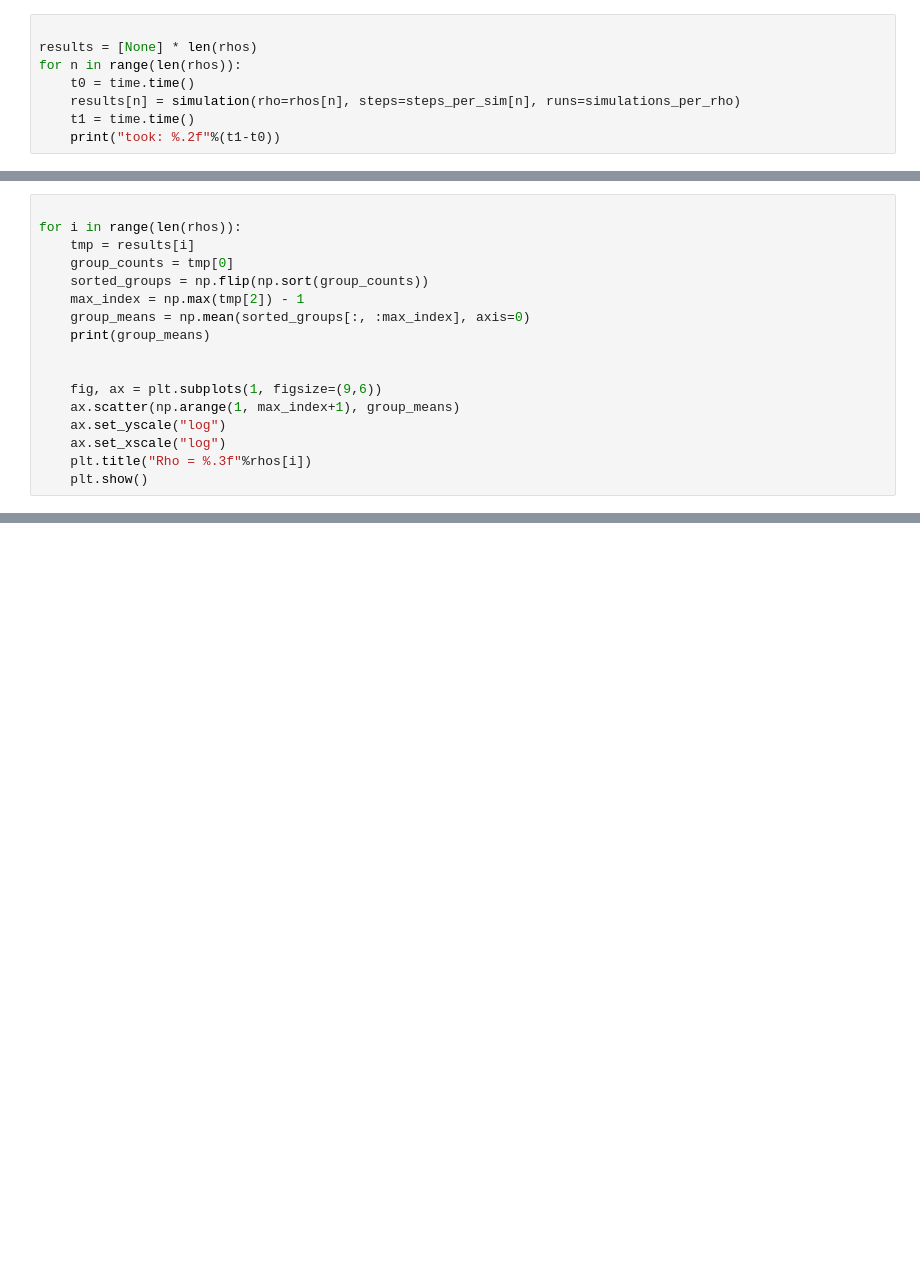
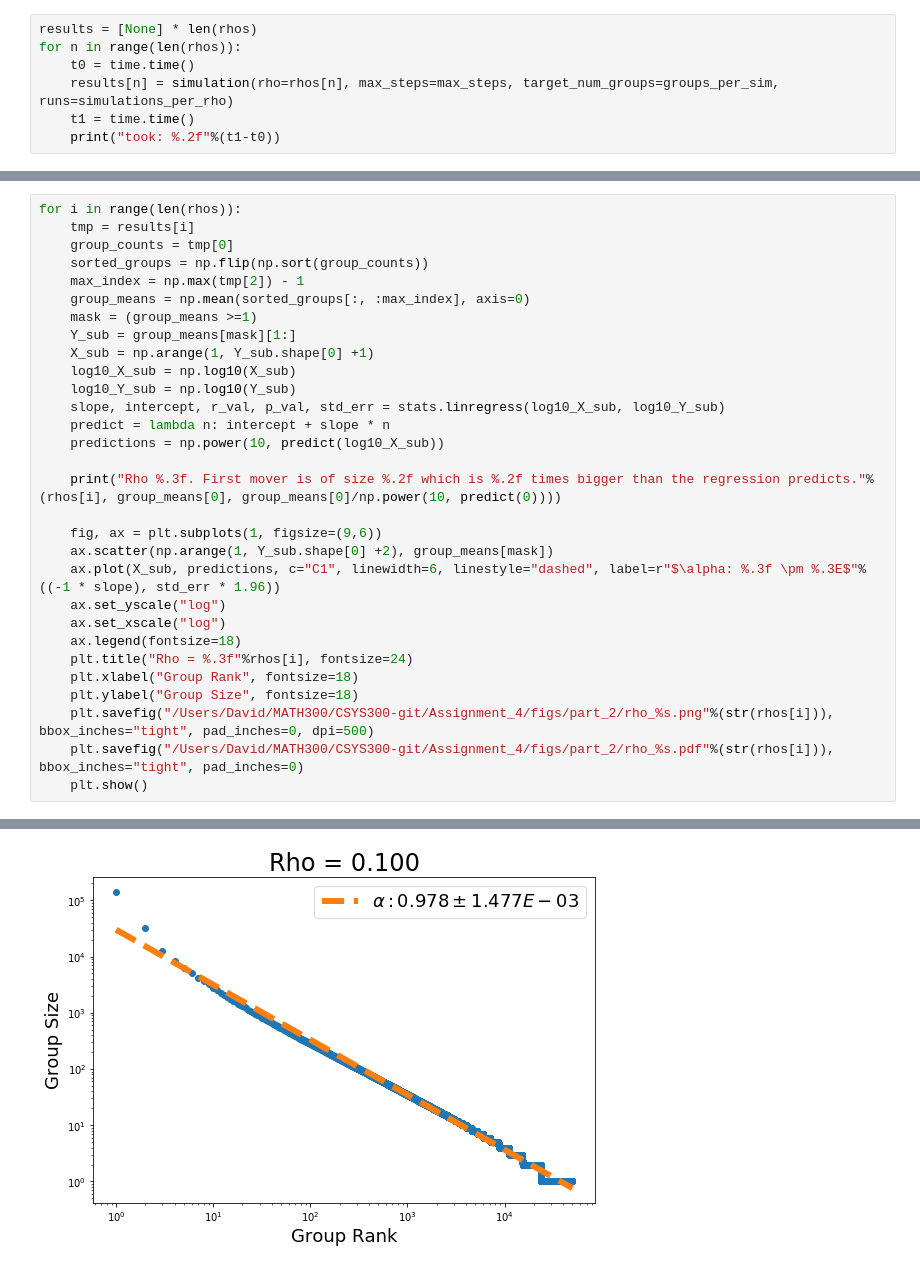
Before and after one commit to davidmatthews1uvm/CSYS300, a Jupyter notebook: Assignment_4/Part_2.ipynb, the cells around one changed output, grey strips where cells are left out. Saved outputs shown, nothing was run; the diff lists cells and outputs as text; blank space fills up the shorter version.

Commit message:
hw 4 part 2

```diff
--- a/Assignment_4/Part_2.ipynb
+++ b/Assignment_4/Part_2.ipynb
@@ -48,9 +48,8 @@ _ = simulation()
 # %%
-
 results = [None] * len(rhos)
 for n in range(len(rhos)):
     t0 = time.time()
-    results[n] = simulation(rho=rhos[n], steps=steps_per_sim[n], runs=simulations_per_rho)
+    results[n] = simulation(rho=rhos[n], max_steps=max_steps, target_num_groups=groups_per_sim, runs=simulations_per_rho)
     t1 = time.time()
     print("took: %.2f"%(t1-t0))
 # %% [output]
@@ -102,17 +72,0 @@ ax.set_xlim((0, np.max(results[1][2][:1])))
-# %%
-
-for i in range(len(rhos)):
-    tmp = results[i]
-    group_counts = tmp[0]
-    sorted_groups = np.flip(np.sort(group_counts))
-    max_index = np.max(tmp[2]) - 1
-    group_means = np.mean(sorted_groups[:, :max_index], axis=0)
-    print(group_means)
-
-
-    fig, ax = plt.subplots(1, figsize=(9,6))
-    ax.scatter(np.arange(1, max_index+1), group_means)
-    ax.set_yscale("log")
-    ax.set_xscale("log")
-    plt.title("Rho = %.3f"%rhos[i])
-    plt.show()
@@ -128,0 +73,31 @@ for i in range(len(rhos)):
+# %%
+for i in range(len(rhos)):
+    tmp = results[i]
+    group_counts = tmp[0]
+    sorted_groups = np.flip(np.sort(group_counts))
+    max_index = np.max(tmp[2]) - 1
+    group_means = np.mean(sorted_groups[:, :max_index], axis=0)
+    mask = (group_means >=1)
+    Y_sub = group_means[mask][1:]
+    X_sub = np.arange(1, Y_sub.shape[0] +1)
+    log10_X_sub = np.log10(X_sub)
+    log10_Y_sub = np.log10(Y_sub)
+    slope, intercept, r_val, p_val, std_err = stats.linregress(log10_X_sub, log10_Y_sub)
+    predict = lambda n: intercept + slope * n
+    predictions = np.power(10, predict(log10_X_sub))
+
+    print("Rho %.3f. First mover is of size %.2f which is %.2f times bigger than the regression predicts."%(rhos[i], group_means[0], group_means[0]/np.power(10, predict(0))))
+
+    fig, ax = plt.subplots(1, figsize=(9,6))
+    ax.scatter(np.arange(1, Y_sub.shape[0] +2), group_means[mask])
+    ax.plot(X_sub, predictions, c="C1", linewidth=6, linestyle="dashed", label=r"$\alpha: %.3f \pm %.3E$"%((-1 * slope), std_err * 1.96))
+    ax.set_yscale("log")
+    ax.set_xscale("log")
+    ax.legend(fontsize=18)
+    plt.title("Rho = %.3f"%rhos[i], fontsize=24)
+    plt.xlabel("Group Rank", fontsize=18)
+    plt.ylabel("Group Size", fontsize=18)
+    plt.savefig("/Users/David/MATH300/CSYS300-git/Assignment_4/figs/part_2/rho_%s.png"%(str(rhos[i])), bbox_inches="tight", pad_inches=0, dpi=500)
+    plt.savefig("/Users/David/MATH300/CSYS300-git/Assignment_4/figs/part_2/rho_%s.pdf"%(str(rhos[i])), bbox_inches="tight", pad_inches=0)
+    plt.show()
+# %% [output]
@@ -128,0 +105 @@ for i in range(len(rhos)):
+[figure, added]
```
Also changed, not shown: parts of 9 cells of this notebook.
